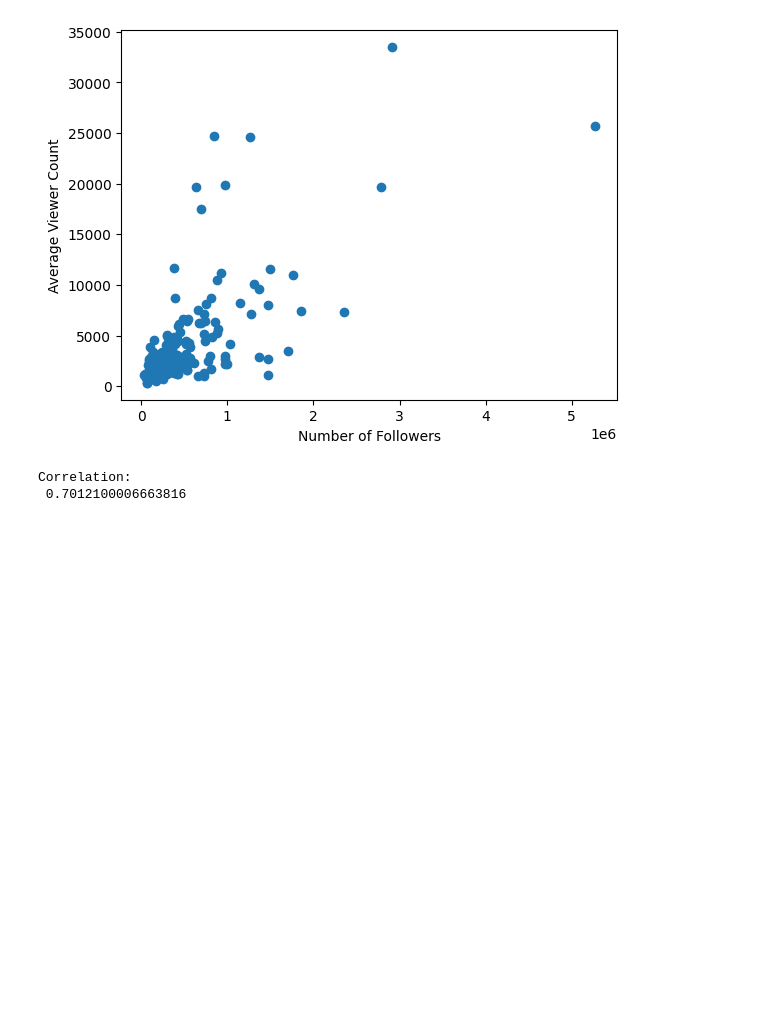
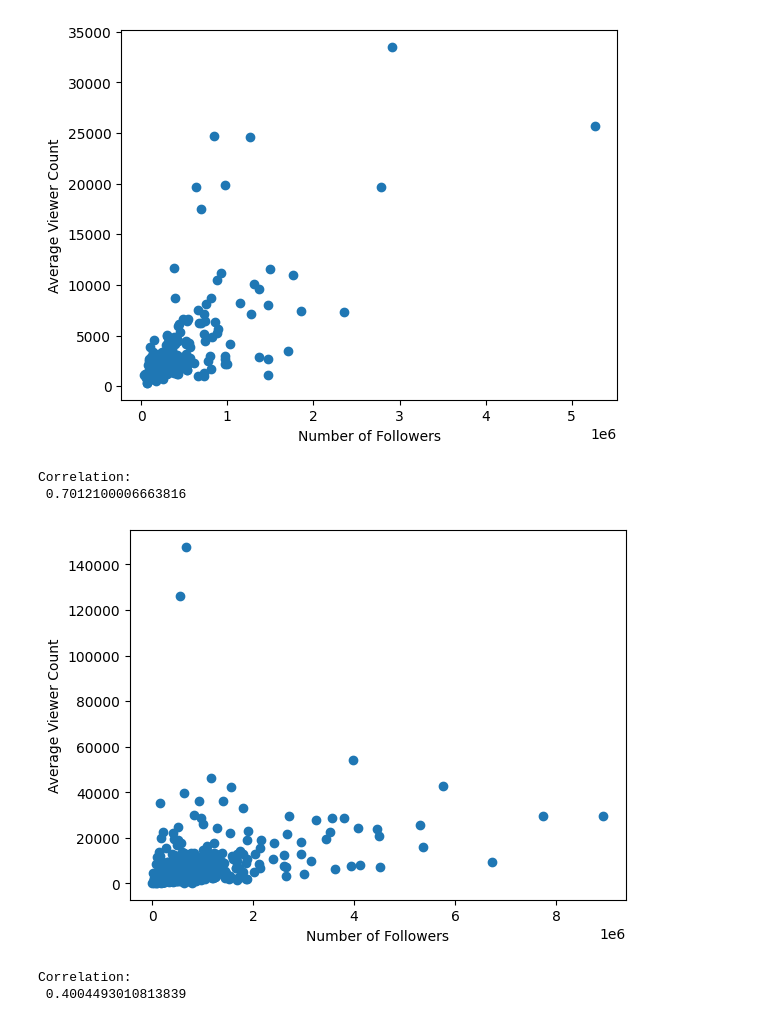
Before and after one commit to dylancortez/Twitch-Streamers, a Jupyter notebook: twitch_streamers.ipynb, the cells around one changed output. Cells and saved outputs as stored; diff of their text form; code cells hidden in the pictures; blank space fills up the shorter version.

Commit message:
Concluded statistic for streamer correlation

```diff
--- a/twitch_streamers.ipynb
+++ b/twitch_streamers.ipynb
@@ -126,3 +126,16 @@ print("Correlation: \n", mat_corr)
 [figure]
 Correlation:
  0.7012100006663816
+# %%
+plt.scatter(x=non_mature.Followers, y=non_mature["Average viewers"])
+plt.xlabel("Number of Followers")
+plt.ylabel("Average Viewer Count")
+plt.show()
+plt.close()
+
+non_mat_corr, p = pearsonr(non_mature.Followers, non_mature["Average viewers"])
+print("Correlation: \n", non_mat_corr)
+# %% [output]
+[figure, added]
+Correlation:
+ 0.4004493010813839
```
Also changed, not shown: parts of 1 cell of this notebook.
